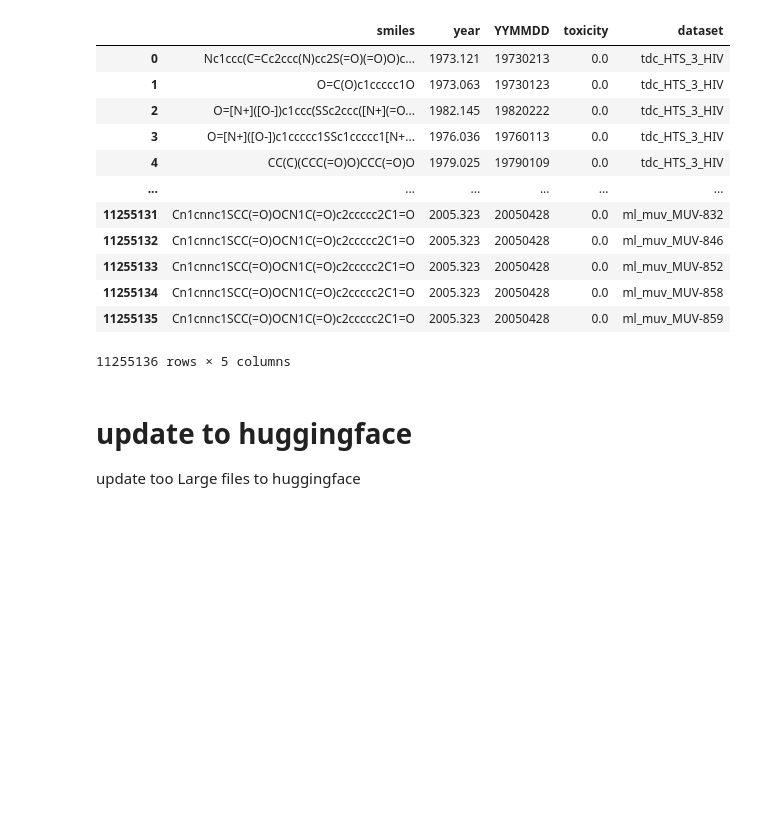
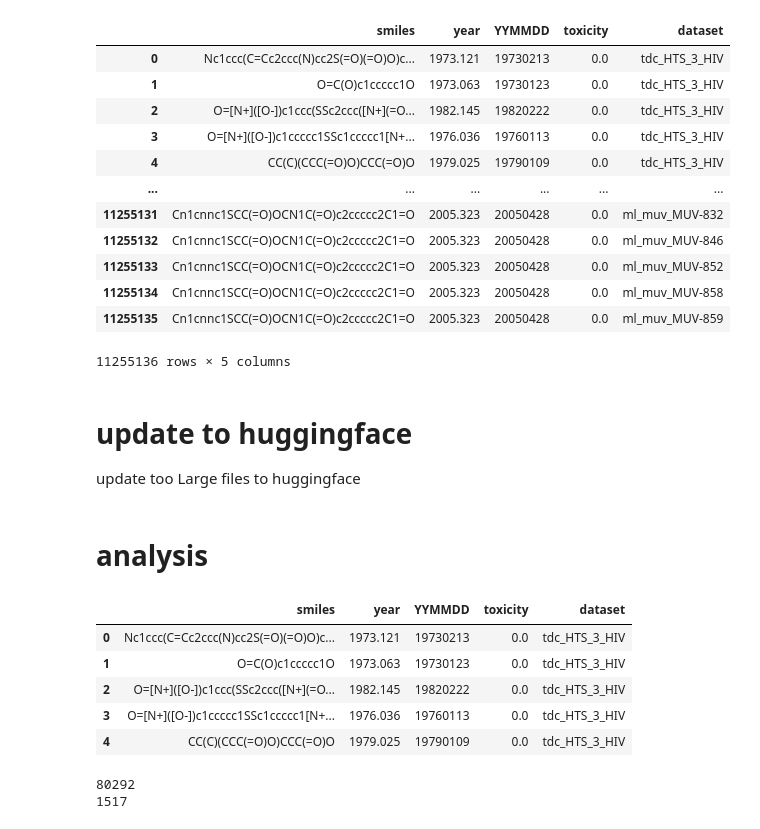
Before and after one commit to YoheiOhto/patent_time_split, a Jupyter notebook: notebook/preprocess/5-make_all_in_one_data.ipynb, the cells around one changed output. Saved outputs shown, nothing was run; the diff lists cells and outputs as text; code cells hidden in the pictures; blank space fills up the shorter version.

```diff
--- a/notebook/preprocess/5-make_all_in_one_data.ipynb
+++ b/notebook/preprocess/5-make_all_in_one_data.ipynb
@@ -79,3 +79,23 @@ upload_file(
     repo_type="dataset",
     create_pr=1
 )
+# %% [markdown]
+# analysis
+# %%
+output_path = '../../data/processed/all_date_datasets_for_tox_benchmark.tsv'
+df = pd.read_csv(output_path, sep="\t")
+# %%
+df.head()
+# %% [output]
+|  | smiles | year | YYMMDD | toxicity | dataset |
+| 0 | Nc1ccc(C=Cc2ccc(N)cc2S(=O)(=O)O)c... | 1973.121 | 19730213 | 0.0 | tdc_HTS_3_HIV |
+| 1 | O=C(O)c1ccccc1O | 1973.063 | 19730123 | 0.0 | tdc_HTS_3_HIV |
+| 2 | O=[N+]([O-])c1ccc(SSc2ccc([N+](=O... | 1982.145 | 19820222 | 0.0 | tdc_HTS_3_HIV |
+| 3 | O=[N+]([O-])c1ccccc1SSc1ccccc1[N+... | 1976.036 | 19760113 | 0.0 | tdc_HTS_3_HIV |
+| 4 | CC(C)(CCC(=O)O)CCC(=O)O | 1979.025 | 19790109 | 0.0 | tdc_HTS_3_HIV |
+# %%
+print(len(set(df["smiles"])))
+print(len(set(df["dataset"])))
+# %% [output]
+80292
+1517
```
Also changed, not shown: 50 other files.
